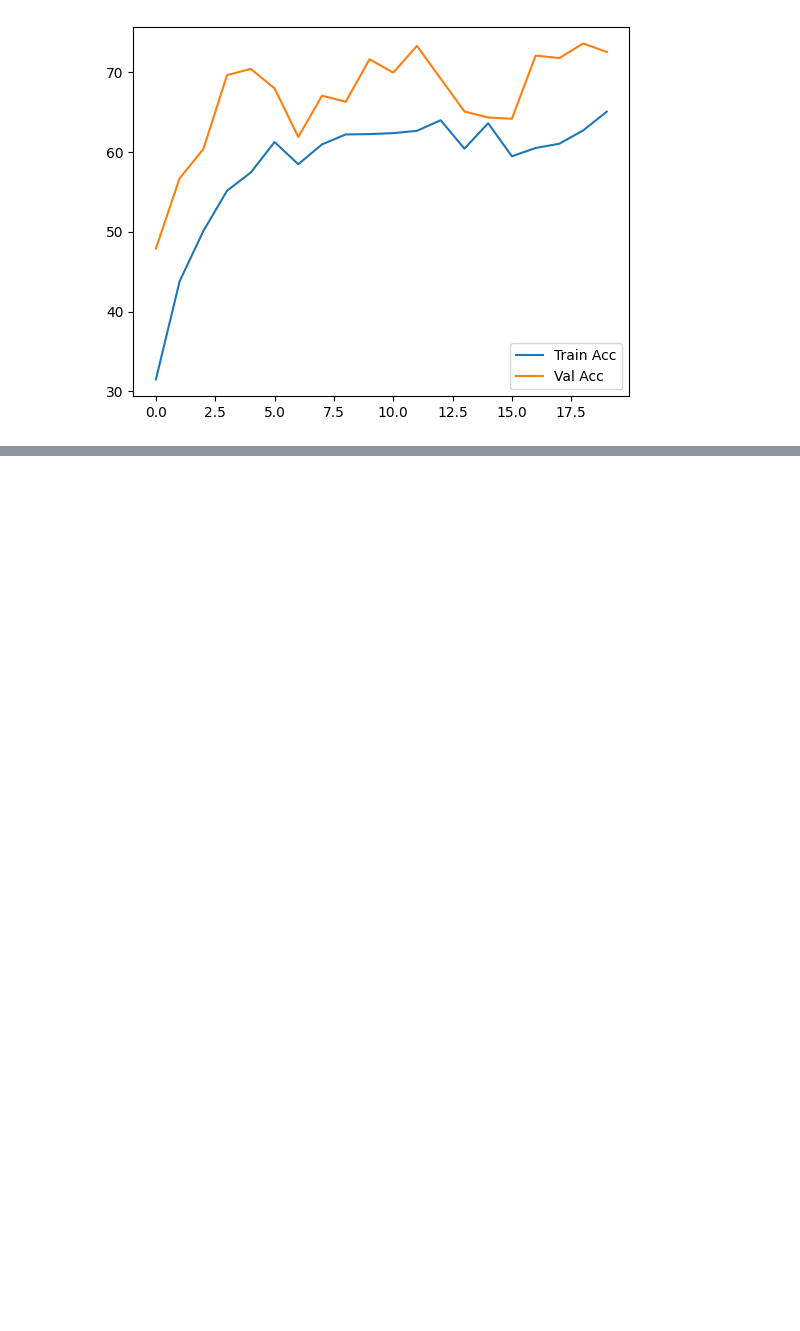
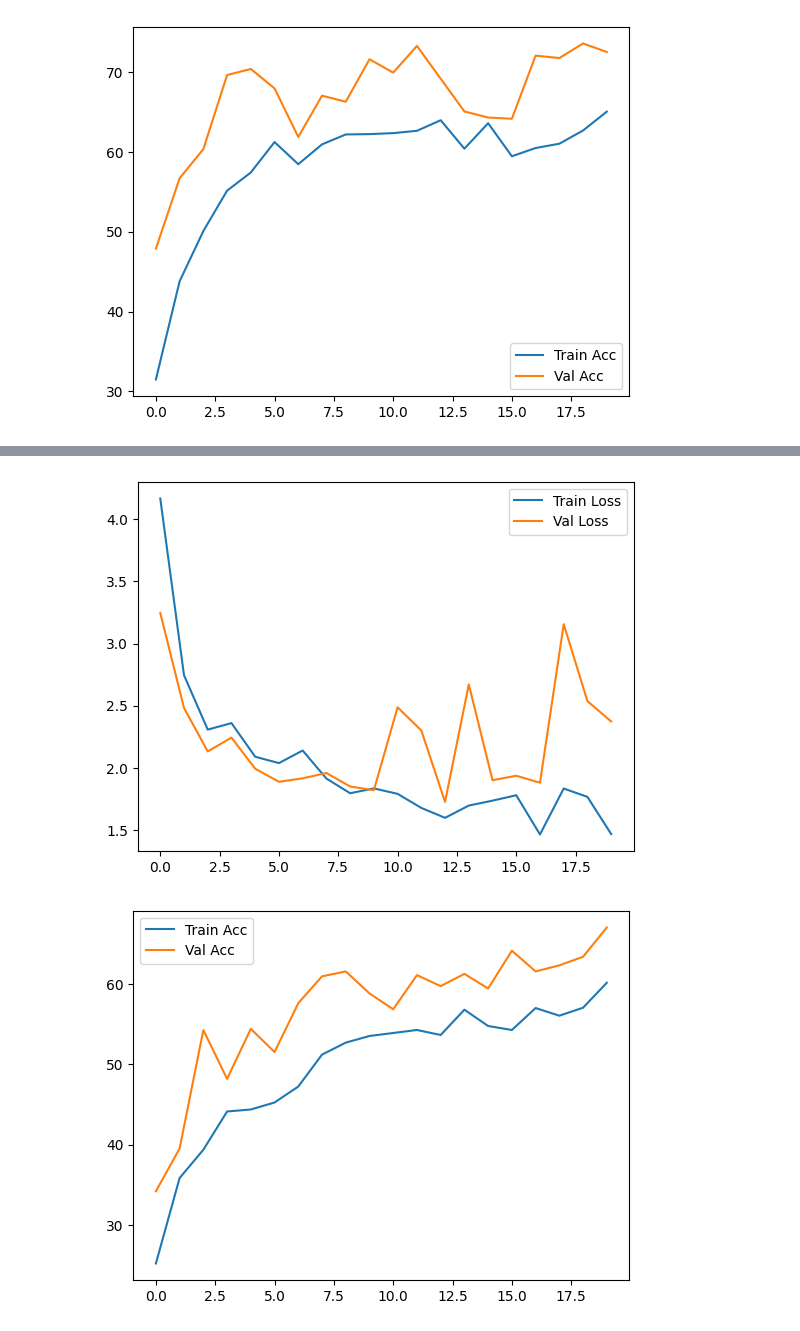
Before and after one commit to pranit-gandhi/astronomical-object-detection, a Jupyter notebook: slabs/ann.ipynb, the cells around one changed output, grey strips where cells are left out. Drawn from its saved outputs; the diff is of its cells as text; code cells hidden in the pictures; blank space fills up the shorter version.

```diff
--- a/slabs/ann.ipynb
+++ b/slabs/ann.ipynb
@@ -436,0 +478,18 @@ with open("saved_models/ann_lambda_5e-4_history.pkl", "wb") as f:
+# %%
+train_loader = DataLoader(train_data,
+                          batch_size=32,
+                          shuffle=True,
+                          pin_memory=True)
+
+val_loader = DataLoader(val_data,
+                        batch_size=32,
+                        shuffle=False,
+                        pin_memory=True)
+
+test_loader = DataLoader(test_data,
+                         batch_size=32,
+                         shuffle=False,
+                         pin_memory=True)
+# %%
+learning_rate = 0.001
+weight_decay = lamb = 0.0001
@@ -436,0 +561,11 @@ with open("saved_models/ann_lambda_5e-4_history.pkl", "wb") as f:
+# %%
+ann_model = ANN2()
+trained_ann = train_ann(
+    ann_model,
+    train_loader,
+    val_loader,
+    device,
+    num_epochs=20,
+    learning_rate=0.001,
+    weight_decay = lamb
+)
@@ -436,0 +590,15 @@ with open("saved_models/ann_lambda_5e-4_history.pkl", "wb") as f:
+# %%
+history = trained_ann[1]
+
+plt.plot(history["train_loss"], label="Train Loss")
+plt.plot(history["val_loss"], label="Val Loss")
+plt.legend()
+plt.show()
+
+plt.plot(history["train_accuracy"], label="Train Acc")
+plt.plot(history["val_accuracy"], label="Val Acc")
+plt.legend()
+plt.show()
+# %% [output]
+[figure, added]
+[figure, added]
```
Also changed, not shown: parts of 36 cells of this notebook, 12 other files.
